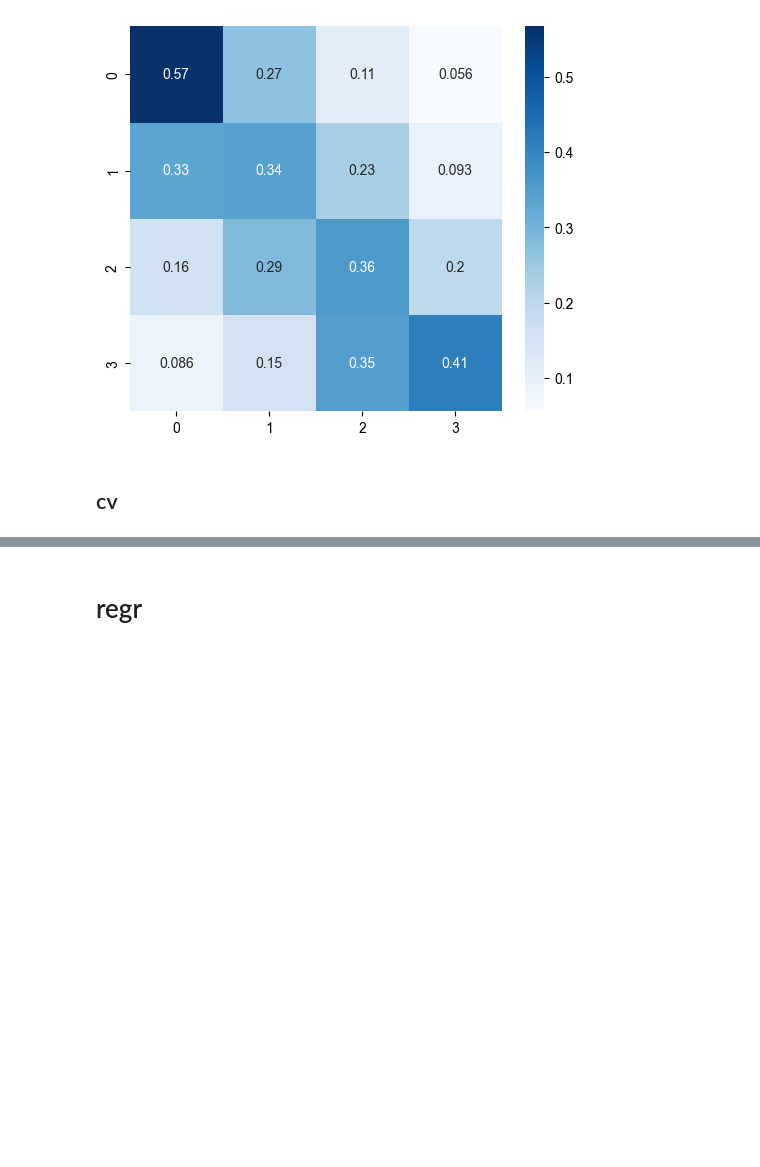
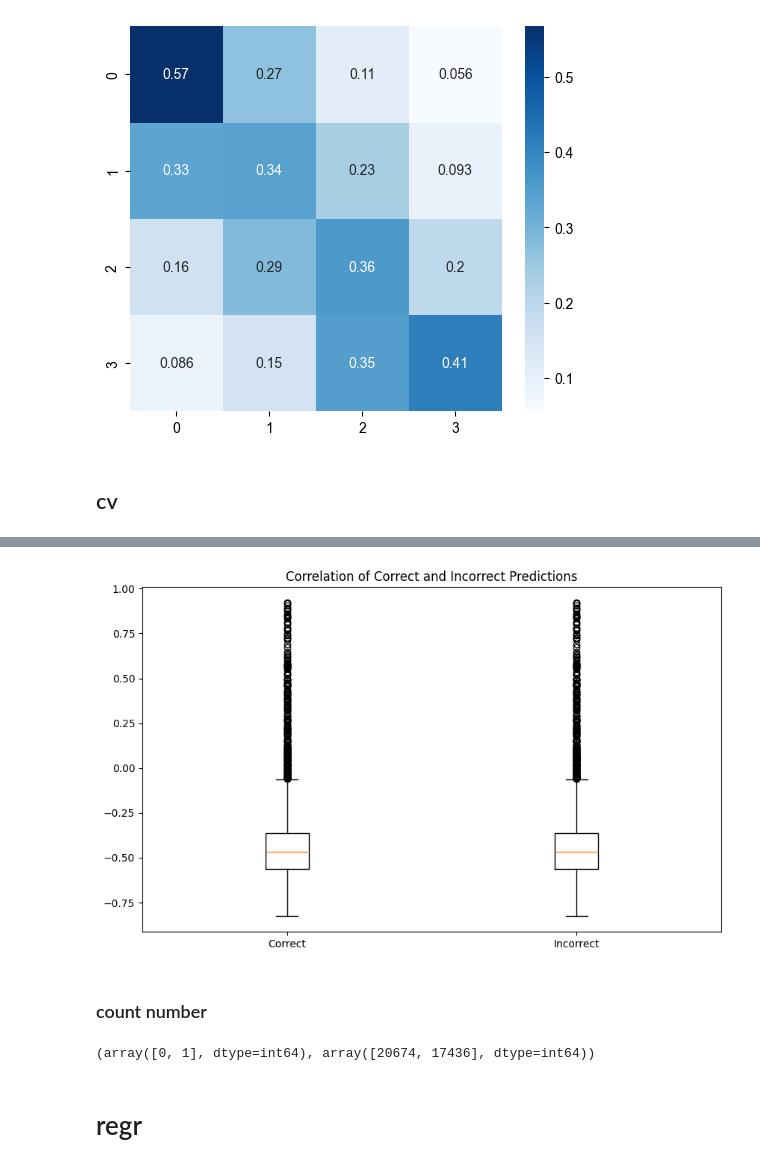
Before and after one commit to ax6000/BloodPressureEstimation, a Jupyter notebook: notebooks/BP_regression/testing.ipynb, the cells around one changed output, grey strips where cells are left out. Cells and saved outputs as stored; diff of their text form; code cells hidden in the pictures; blank space fills up the shorter version.

```diff
--- a/notebooks/BP_regression/testing.ipynb
+++ b/notebooks/BP_regression/testing.ipynb
@@ -319,3 +412,29 @@ Fold 5 - Accuracy: 0.8024, F1 Score: 0.8024
+# %%
+def calculate_correlation(data):
+    n = data.shape[0]
+    correlations = np.zeros(n)
+    for a in range(n):
+        # Compute the correlation coefficient between data[a, 0, :] and data[a, 1, :]
+        corr = np.corrcoef(data[a, 1, :], data[a, 0, :])[0, 1]
+        correlations[a] = corr
+
+    return correlations
+# %%
+# 相関係数
+corr_correct = calculate_correlation(test_data[correct])
+corr_incorrect = corr_correct = calculate_correlation(test_data[incorrect])
+plt.figure(figsize=(10, 6))
+plt.boxplot([corr_correct, corr_incorrect], labels=['Correct', 'Incorrect'])
+plt.title('Correlation of Correct and Incorrect Predictions')
+plt.show()
+# %% [output]
+[figure, added]
+# %% [markdown]
+### count number
+# %%
+np.unique(true_labels, return_counts=True)
+# %% [output]
+(array([0, 1], dtype=int64), array([20674, 17436], dtype=int64))
 # %% [markdown]
 # regr
 # %%
```
Also changed, not shown: parts of 18 cells of this notebook, 18 other files.
